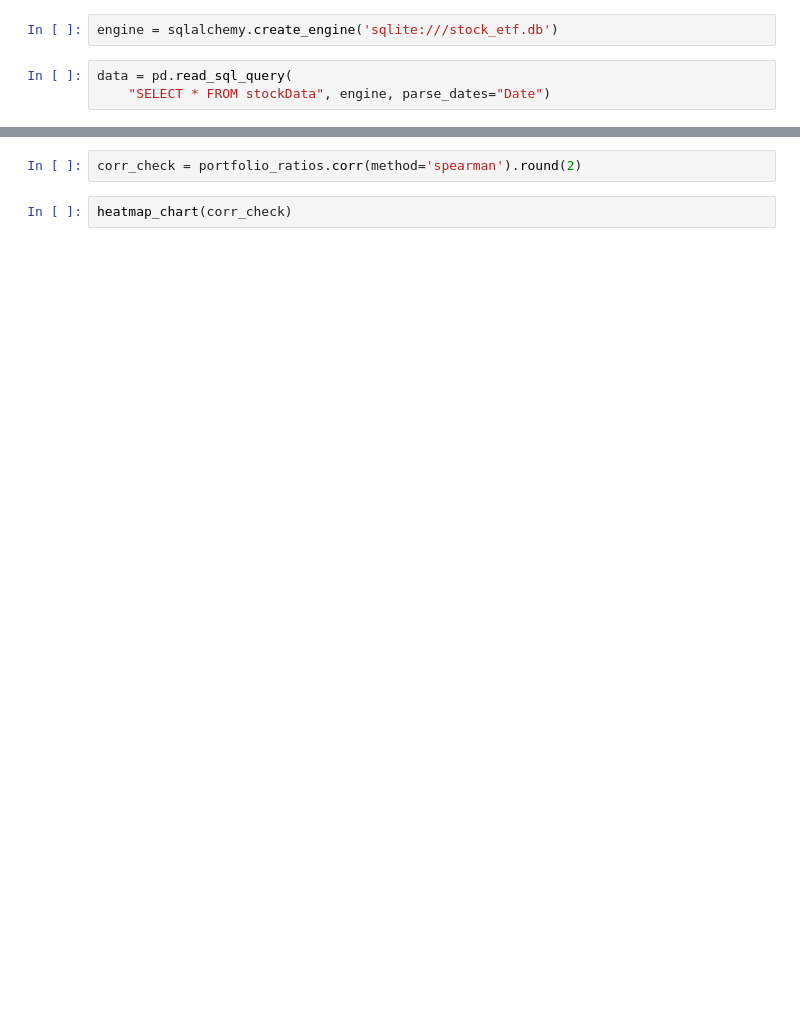
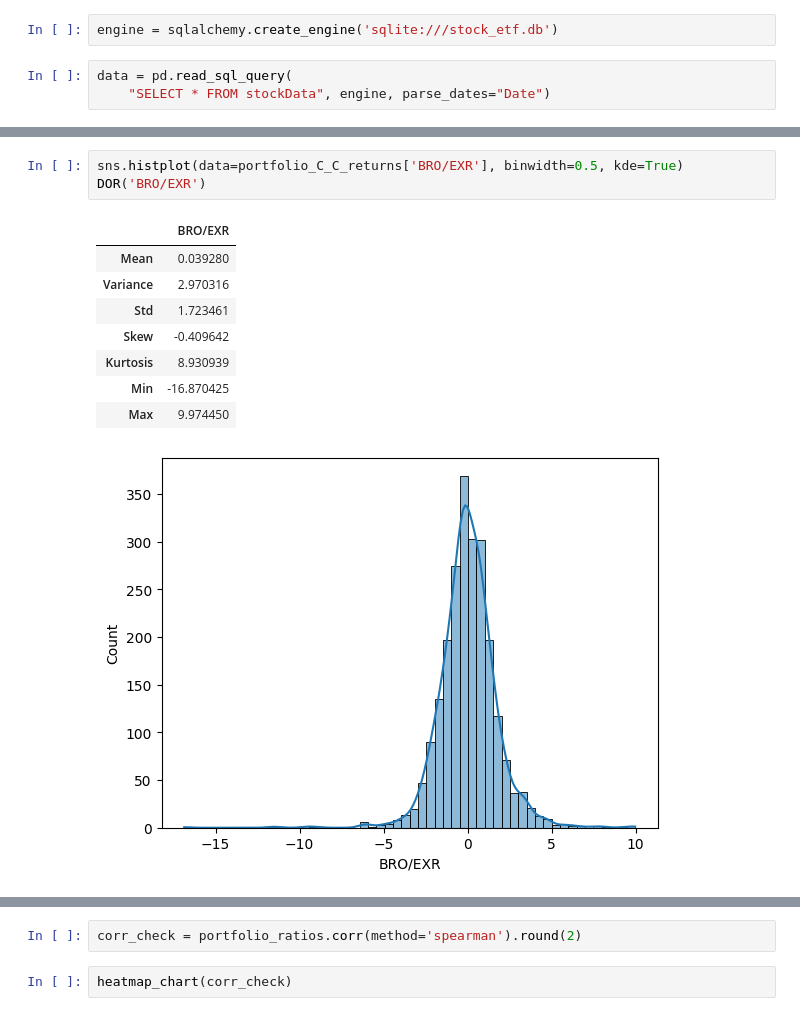
Before and after one commit to paul10116/Stock-Market, a Jupyter notebook: portfolio_metrics.ipynb, the cells around one changed output, grey strips where cells are left out. Cells and saved outputs as stored; diff of their text form; blank space fills up the shorter version.

```diff
--- a/portfolio_metrics.ipynb
+++ b/portfolio_metrics.ipynb
@@ -17,0 +81,13 @@ portfolio_ratios = pd.DataFrame({
+# %%
+sns.histplot(data=portfolio_C_C_returns['BRO/EXR'], binwidth=0.5, kde=True)
+DOR('BRO/EXR')
+# %% [output]
+|  | BRO/EXR |
+| Mean | 0.039280 |
+| Variance | 2.970316 |
+| Std | 1.723461 |
+| Skew | -0.409642 |
+| Kurtosis | 8.930939 |
+| Min | -16.870425 |
+| Max | 9.974450 |
+[figure, added]
```
Also changed, not shown: parts of 12 cells of this notebook, 7 other files.
